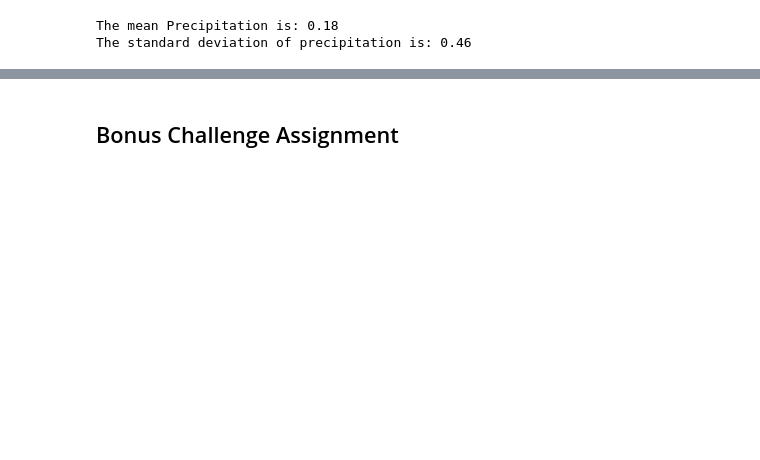
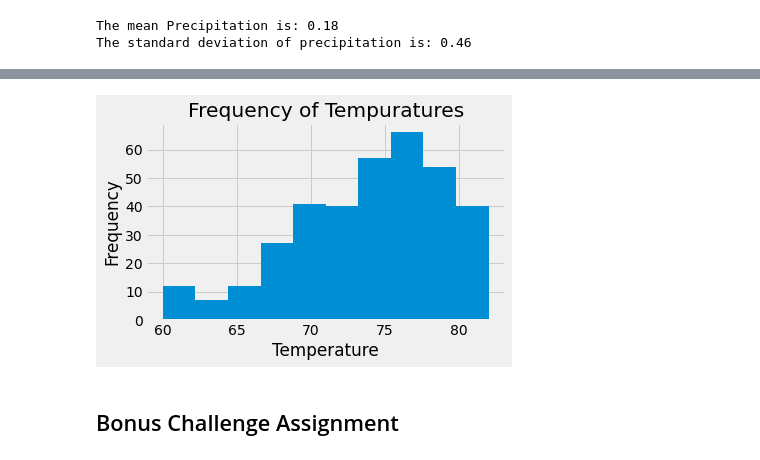
Before and after one commit to jeodaysju/sqlalchemy-challenge, a Jupyter notebook: climate_starter.ipynb, the cells around one changed output, grey strips where cells are left out. Cells and saved outputs as stored; diff of their text form; code cells hidden in the pictures; blank space fills up the shorter version.

```diff
--- a/climate_starter.ipynb
+++ b/climate_starter.ipynb
@@ -131,0 +148,8 @@ engine.execute('SELECT * FROM station LIMIT 30').fetchall()
+# %%
+max_dt = session.query(Measurement.date).filter_by(station = "USC00519281").\
+    order_by(Measurement.date.desc()).first()
+# max_dt
+
+# Calculate the date 1 year ago from the last data point in the database
+query_dt = dt.date(2017, 8, 18) - dt.timedelta(days=365)
+query_dt
@@ -131,0 +158,6 @@ engine.execute('SELECT * FROM station LIMIT 30').fetchall()
+# %%
+temp_data = session.query(Measurement.station, Measurement.date, Measurement.tobs).\
+    filter(Measurement.date >= query_dt).\
+    filter(Measurement.station == 'USC00519281').order_by(Measurement.date).all()
+
+temp_data
@@ -131,0 +182,3 @@ engine.execute('SELECT * FROM station LIMIT 30').fetchall()
+# %%
+temp_df = pd.DataFrame(temp_data, columns=['station','date', 'tobs'])
+temp_df.head()
@@ -132,3 +192,15 @@ engine.execute('SELECT * FROM station LIMIT 30').fetchall()
 # %%
 # Choose the station with the highest number of temperature observations.
 # Query the last 12 months of temperature observation data for this station and plot the results as a histogram
+
+bins = [0, 60, 62, 64, 66, 68, 70, 72, 74, 76, 78, 80, 82]
+
+# Create the age for the bins
+group_temps = ["60", "62", "64", "66", "68", "70", "72", "74", "76", "78", "80", "82"]
+
+temp_df["Temp Group"] = pd.cut(temp_df["tobs"], bins, labels=group_temps, include_lowest=True).copy().astype(float)
+
+# temp_cnts_df.head()
+temp_final_df = temp_df[["Temp Group"]]
+temp_final_df = temp_final_df.rename(columns={"Temp Group": "tobs"})
+temp_final_df.head()
@@ -135,3 +214,12 @@ engine.execute('SELECT * FROM station LIMIT 30').fetchall()
+# %%
+temp_final_df.hist(column='tobs')
+plt.title("Frequency of Tempuratures")
+plt.xlabel('Temperature')
+plt.ylabel('Frequency')
+plt.tight_layout()
+plt.show()
+# %% [output]
+[figure, added]
 # %% [markdown]
 ## Bonus Challenge Assignment
 # %%
```
Also changed, not shown: parts of 9 cells of this notebook.
